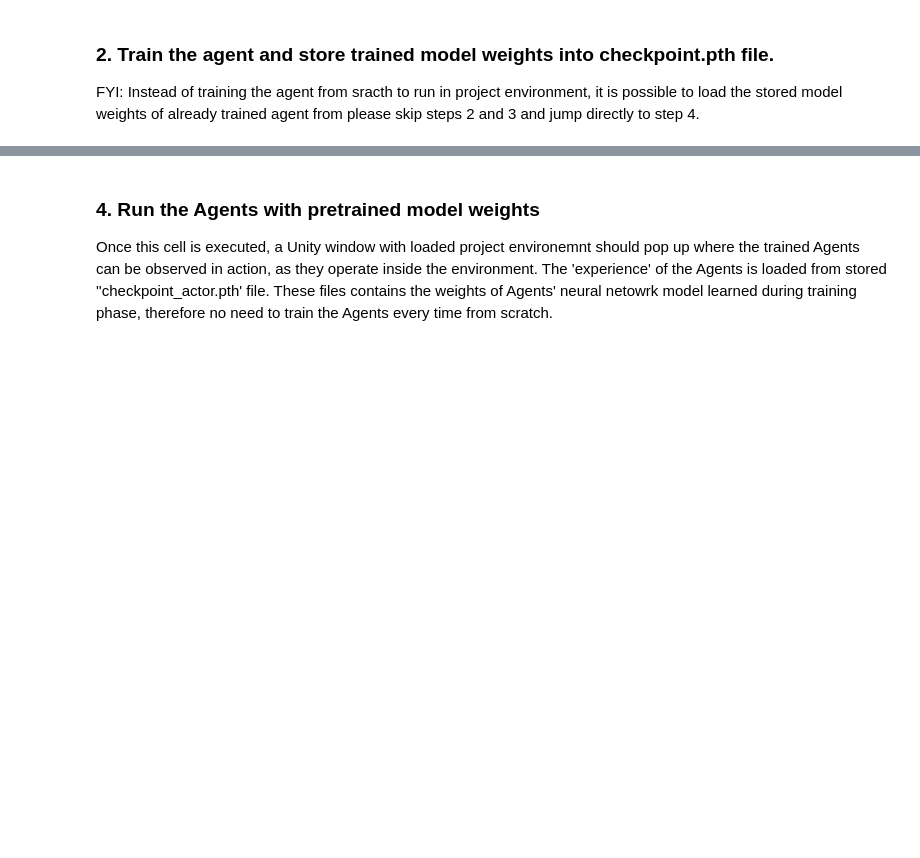
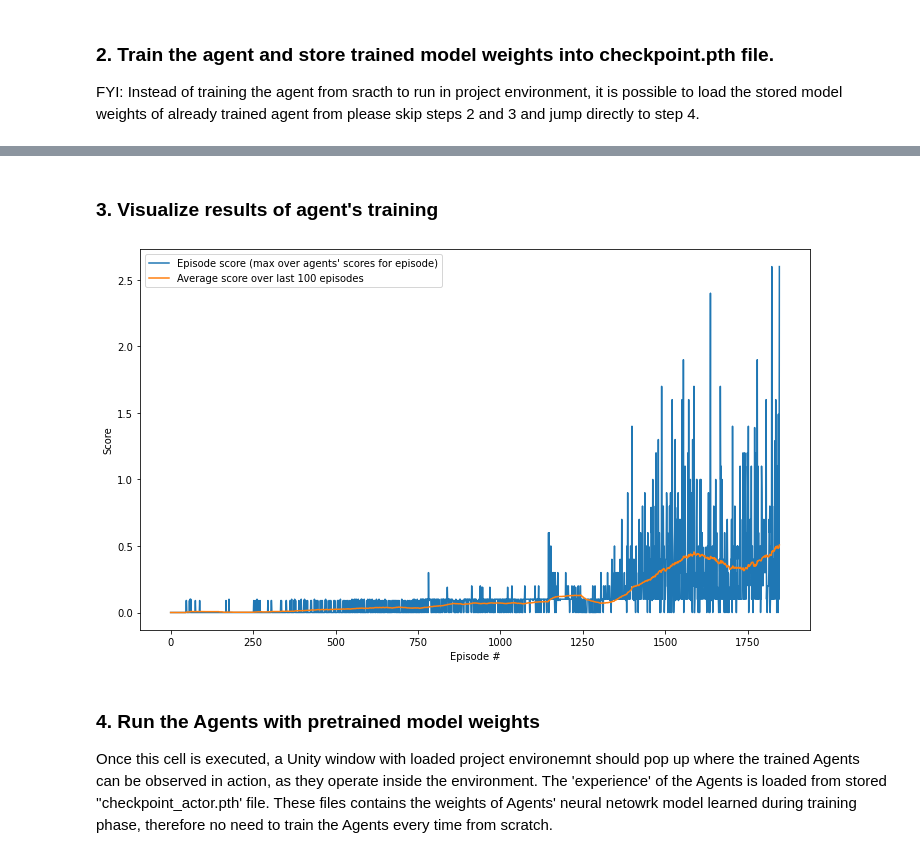
Before and after one commit to otakot/deep-reinforcement-learning-engineer-nd, a Jupyter notebook: collab-compet/Tennis.ipynb, the cells around one changed output, grey strips where cells are left out. Drawn from its saved outputs; the diff is of its cells as text; code cells hidden in the pictures; blank space fills up the shorter version.

```diff
--- a/collab-compet/Tennis.ipynb
+++ b/collab-compet/Tennis.ipynb
@@ -45,3 +58,9 @@ agent_1 = Agent(state_size, action_size, random_seed=RANDOM_SEED)
+# %%
+import torch
+from hyperparams  import *
+from maddpg import Maddpg
+
+agent = Maddpg(state_size, action_size, num_agents)
 # %% [markdown]
 ### 2. Train the agent and store trained model weights into checkpoint.pth file.
 
@@ -98,3 +126,21 @@ scores, avg_scores = execute_maddpg()
+# %% [markdown]
+### 3. Visualize results of agent's training
+# %%
+import matplotlib.pyplot as plt
+%matplotlib inline
+## Plot the scores
+fig = plt.figure(figsize=(12,7))
+
+ax = fig.add_subplot(111)
+plt.plot(np.arange(len(scores)), scores)
+plt.plot(np.arange(len(avg_scores)), avg_scores)
+plt.ylabel('Score')
+plt.xlabel('Episode #')
+plt.legend(('Episode score (max over agents\' scores for episode)', 'Average score over last 100 episodes'))
+
+plt.show()
+# %% [output]
+[figure, added]
 # %% [markdown]
 ### 4. Run the Agents with pretrained model weights
 
```
Also changed, not shown: parts of 7 cells of this notebook.
